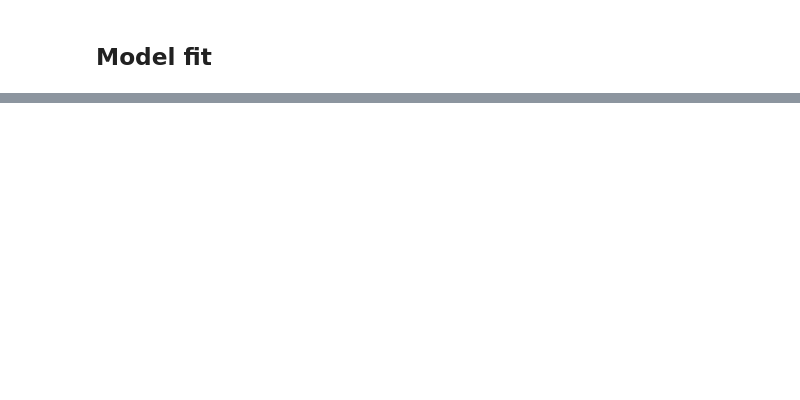
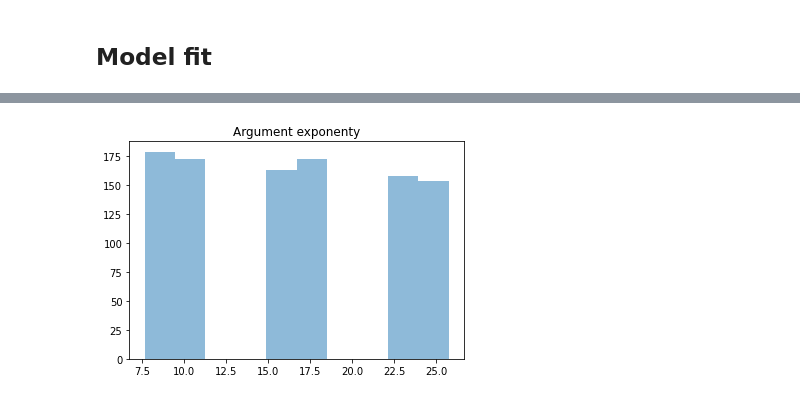
Before and after one commit to justynagibas/data_analytics_project, a Jupyter notebook: basic_model.ipynb, the cells around one changed output, grey strips where cells are left out. Drawn from its saved outputs; the diff is of its cells as text; code cells hidden in the pictures; blank space fills up the shorter version.

Commit message:
First model: to change, second model: todo

```diff
--- a/basic_model.ipynb
+++ b/basic_model.ipynb
@@ -277,0 +316,81 @@ distance_coef    distance_coeff_raw  distance_coeff
+# %%
+model_ppc=CmdStanModel(stan_file='norm_ppc.stan')
+
+sim=model_ppc.sample(data={"N": len(train_df), "distance": train_df["Normalized distances"].values,
+                           "meal_preparation_time": train_df["Meal_preparation_time"].values,
+                           "traffic_level" :train_df["Road_traffic_density"].values},
+                     iter_sampling=1,
+                     iter_warmup=0,
+                     chains=1,
+                     fixed_param=True,
+                     seed=20230613)
+ppc_df = sim.draws_pd()
+
+bins = np.linspace(0,100,100)
+
+mean_for_gamma = ppc_df.filter(regex="temp1.*")
+
+delivery = ppc_df.filter(regex="delivery_time.*")
+display(mean_for_gamma.iloc[0,:].describe())
+# delivery.iloc[:,:].apply(pd.DataFrame.describe, axis=1)
+# delivery['value'].describe()
+# display(speed.loc[0,:].min())
+plt.hist(mean_for_gamma.values.flatten(), alpha=0.5, label="Mu")
+plt.title("Argument exponenty")
+plt.show()
+
+mean_for_gamma = ppc_df.filter(regex="temp2.*")
+
+delivery = ppc_df.filter(regex="delivery_time.*")
+display(mean_for_gamma.iloc[0,:].describe())
+# delivery.iloc[:,:].apply(pd.DataFrame.describe, axis=1)
+# delivery['value'].describe()
+# display(speed.loc[0,:].min())
+plt.hist(mean_for_gamma.values.flatten(), alpha=0.5, label="Mu")
+plt.title("Exponenta bez dodawania meal prepa")
+plt.show()
+
+mean_for_gamma1 = ppc_df.filter(regex="mu.*")
+
+# delivery = ppc_df.filter(regex="delivery_time.*")
+display(mean_for_gamma1.iloc[0,:].describe())
+# delivery.iloc[:,:].apply(pd.DataFrame.describe, axis=1)
+# delivery['value'].describe()
+# display(speed.loc[0,:].min())
+plt.hist(mean_for_gamma1.values.flatten(), alpha=0.5, label="Mu")
+plt.title("Wynik exponenty")
+plt.show()
+
+sigma = ppc_df.filter(regex="sigma.*")
+print(f"Odchylenie =  {sigma.values}")
+
+mean_for_gamma2 = ppc_df.filter(regex="gamma_alpha.*")
+# delivery = ppc_df.filter(regex="delivery_time.*")
+display(mean_for_gamma2.iloc[0,:].describe())
+# delivery.iloc[:,:].apply(pd.DataFrame.describe, axis=1)
+# delivery['value'].describe()
+# display(speed.loc[0,:].min())
+plt.hist(mean_for_gamma2.values.flatten(), alpha=0.5, label="Mu")
+plt.title("gamma_alpha prior check")
+plt.show()
+
+mean_for_gamma3 = ppc_df.filter(regex="gamma_beta.*")
+# delivery = ppc_df.filter(regex="delivery_time.*")
+display(mean_for_gamma3.iloc[0,:].describe())
+# delivery.iloc[:,:].apply(pd.DataFrame.describe, axis=1)
+# delivery['value'].describe()
+# display(speed.loc[0,:].min())
+plt.hist(mean_for_gamma3.values.flatten(), alpha=0.5, label="Mu")
+plt.title("gamma_beta prior check")
+plt.show()
+
+print(delivery.iloc[0,:].describe())
+plt.hist(train_df["Time_taken(min)"],bins=bins ,alpha=0.5, label="Measured data")
+plt.hist(delivery.values.flatten(),bins=bins, alpha=0.5, label="Simulated data")
+plt.title("Time prior check")
+plt.legend()
+plt.show()
+
+
+print(f"distance_coef {ppc_df.filter(regex='distance_coeff.*')}")
+# %% [output]
@@ -277,0 +410 @@ distance_coef    distance_coeff_raw  distance_coeff
+[figure, added]
```
Also changed, not shown: parts of 10 cells of this notebook, 7 other files.
